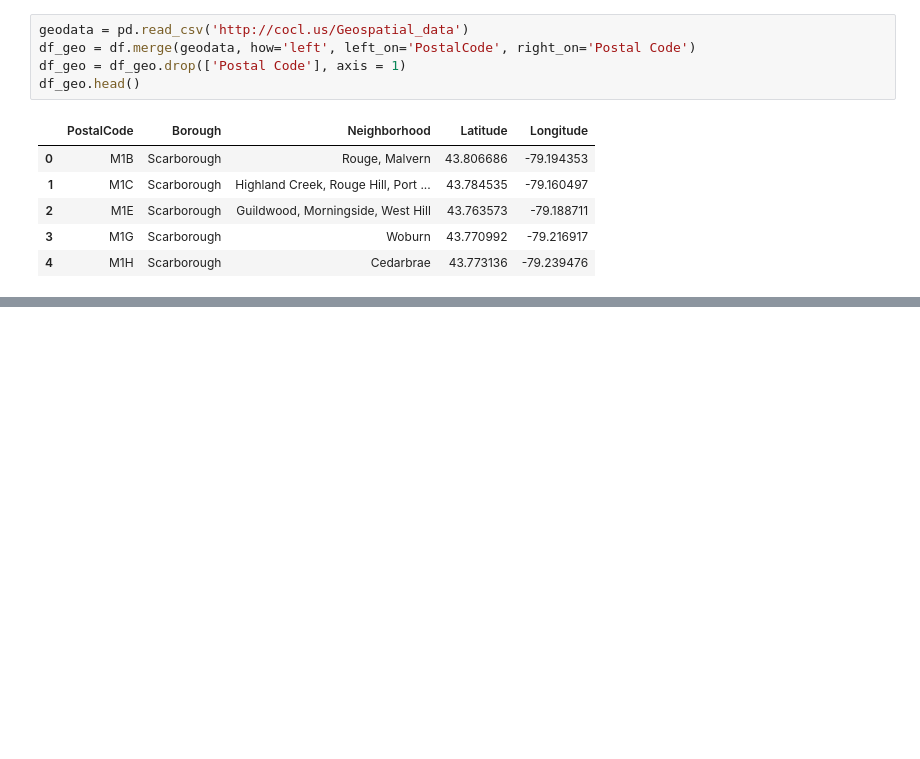
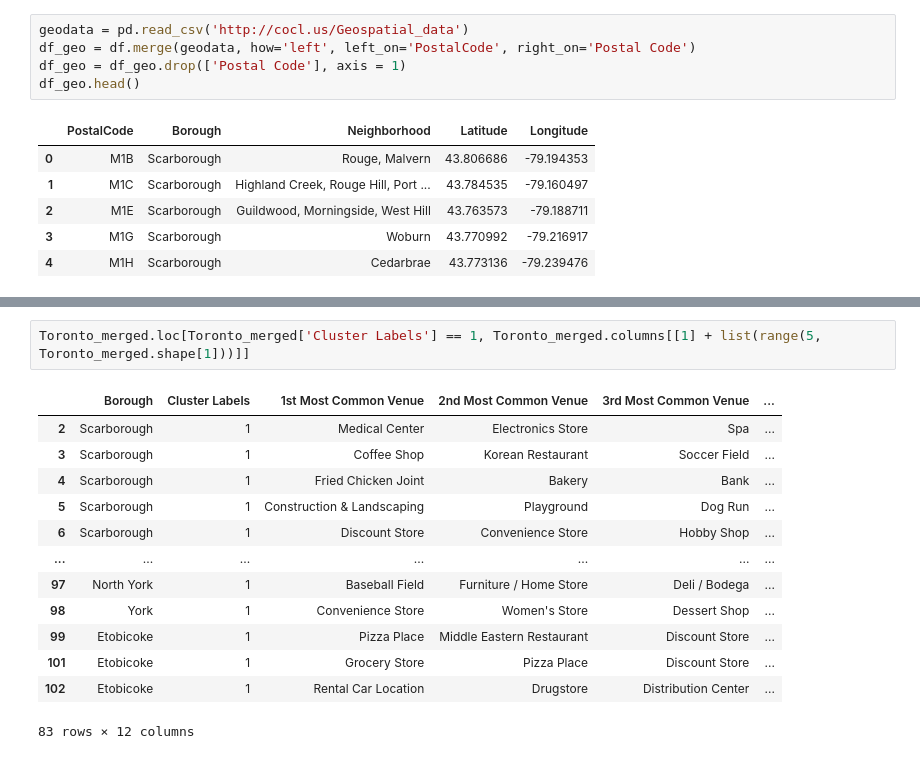
Before and after one commit to MetisXU/Coursera_Capstone-1, a Jupyter notebook: IBM_capstone_project.ipynb, the cells around one changed output, grey strips where cells are left out. Cells and saved outputs as stored; diff of their text form; blank space fills up the shorter version.

```diff
--- a/IBM_capstone_project.ipynb
+++ b/IBM_capstone_project.ipynb
@@ -155,0 +502,16 @@ df_geo.head()
+# %%
+Toronto_merged.loc[Toronto_merged['Cluster Labels'] == 1, Toronto_merged.columns[[1] + list(range(5, Toronto_merged.shape[1]))]]
+# %% [output]
+|  | Borough | Cluster Labels | 1st Most Common Venue | 2nd Most Common Venue | 3rd Most Common Venue | ... |
+| 2 | Scarborough | 1 | Medical Center | Electronics Store | Spa | ... |
+| 3 | Scarborough | 1 | Coffee Shop | Korean Restaurant | Soccer Field | ... |
+| 4 | Scarborough | 1 | Fried Chicken Joint | Bakery | Bank | ... |
+| 5 | Scarborough | 1 | Construction & Landscaping | Playground | Dog Run | ... |
+| 6 | Scarborough | 1 | Discount Store | Convenience Store | Hobby Shop | ... |
+| ... | ... | ... | ... | ... | ... | ... |
+| 97 | North York | 1 | Baseball Field | Furniture / Home Store | Deli / Bodega | ... |
+| 98 | York | 1 | Convenience Store | Women's Store | Dessert Shop | ... |
+| 99 | Etobicoke | 1 | Pizza Place | Middle Eastern Restaurant | Discount Store | ... |
+| 101 | Etobicoke | 1 | Grocery Store | Pizza Place | Discount Store | ... |
+| 102 | Etobicoke | 1 | Rental Car Location | Drugstore | Distribution Center | ... |
+83 rows × 12 columns
```
Also changed, not shown: parts of 37 cells of this notebook.
